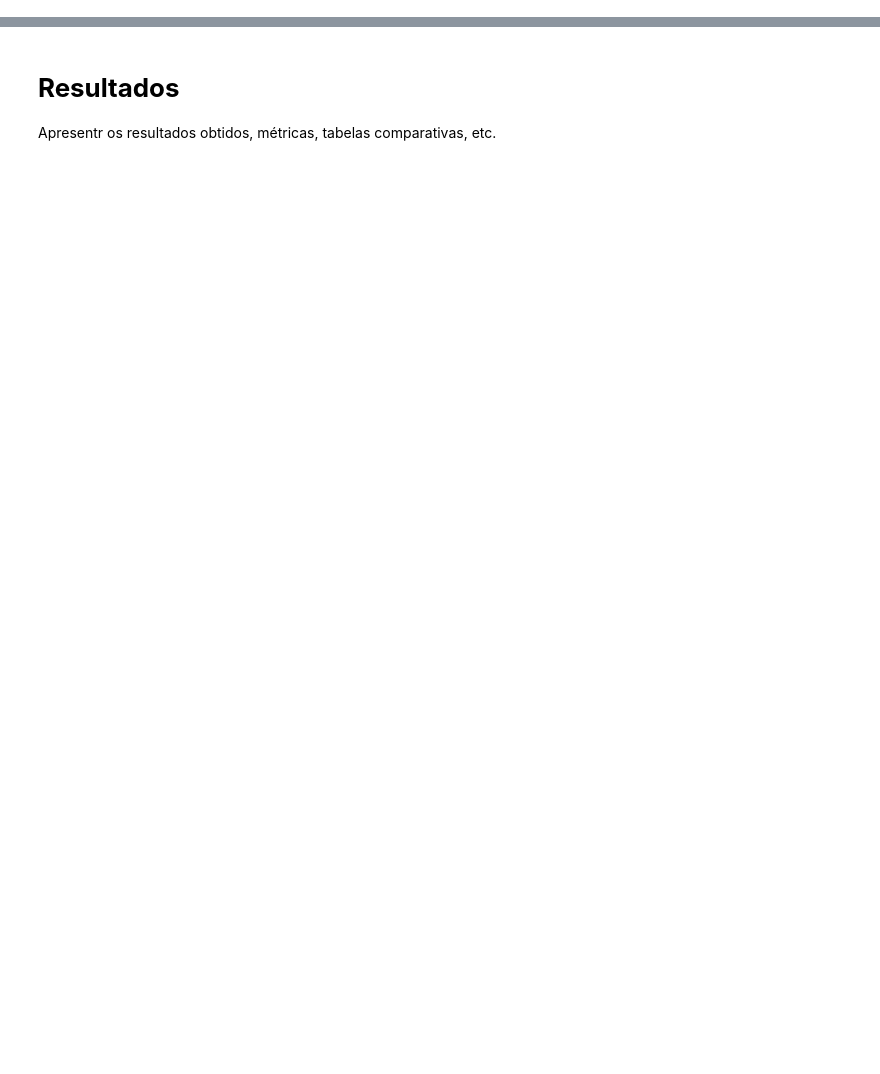
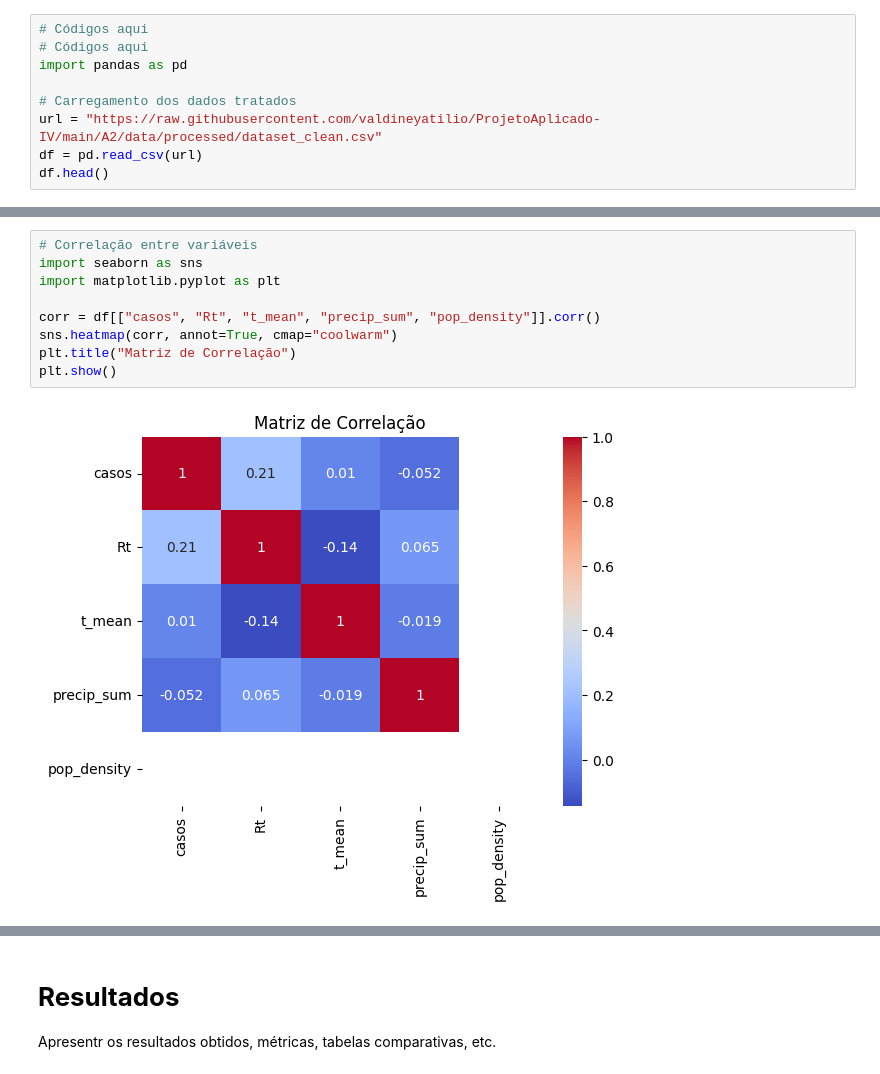
Before and after one commit to valdineyatilio/ProjetoAplicado-IV, a Jupyter notebook: A4/cd_projeto_aplicado_IV_entrega_4.ipynb, the cells around one changed output, grey strips where cells are left out. Saved outputs shown, nothing was run; the diff lists cells and outputs as text; blank space fills up the shorter version.

```diff
--- a/A4/cd_projeto_aplicado_IV_entrega_4.ipynb
+++ b/A4/cd_projeto_aplicado_IV_entrega_4.ipynb
@@ -51,0 +149,9 @@ Descrição metodológica para a criação, refinamento e validação dos modelo
+# %%
+# Códigos aqui
+# Códigos aqui
+import pandas as pd
+
+# Carregamento dos dados tratados
+url = "https://raw.githubusercontent.com/valdineyatilio/ProjetoAplicado-IV/main/A2/data/processed/dataset_clean.csv"
+df = pd.read_csv(url)
+df.head()
@@ -51,0 +199,11 @@ Descrição metodológica para a criação, refinamento e validação dos modelo
+# %%
+# Correlação entre variáveis
+import seaborn as sns
+import matplotlib.pyplot as plt
+
+corr = df[["casos", "Rt", "t_mean", "precip_sum", "pop_density"]].corr()
+sns.heatmap(corr, annot=True, cmap="coolwarm")
+plt.title("Matriz de Correlação")
+plt.show()
+# %% [output]
+[figure, added]
```
Also changed, not shown: parts of 29 cells of this notebook.
